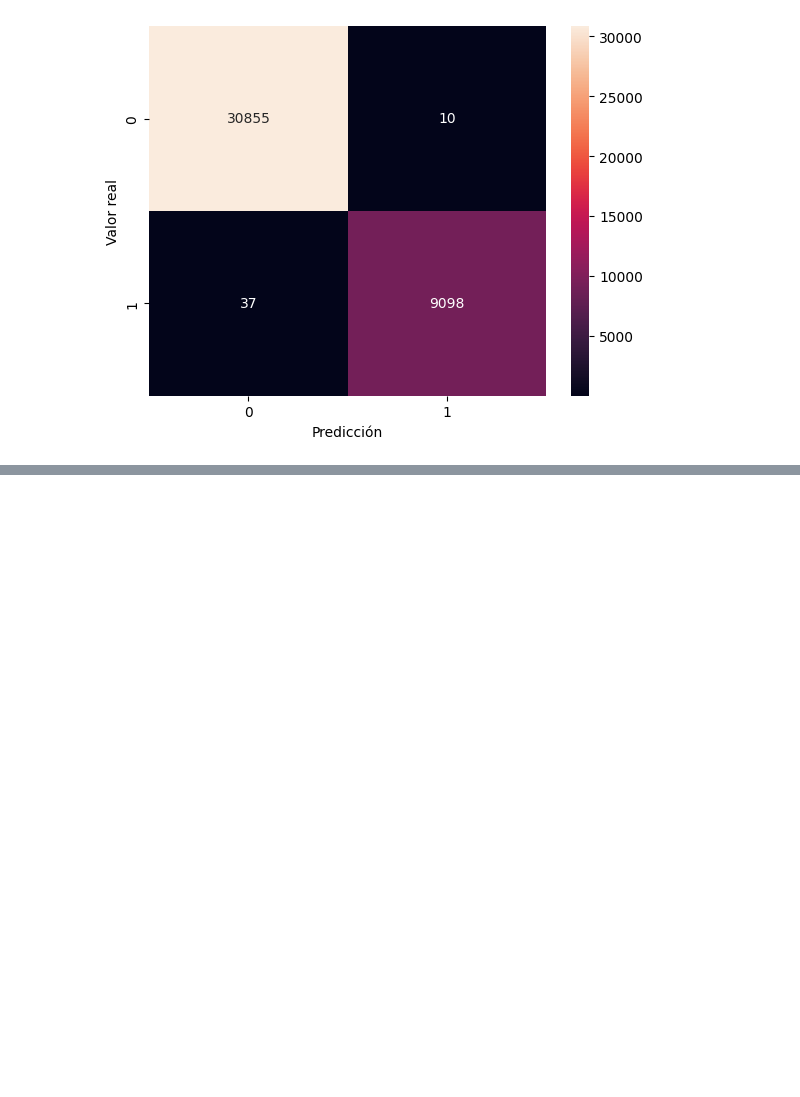
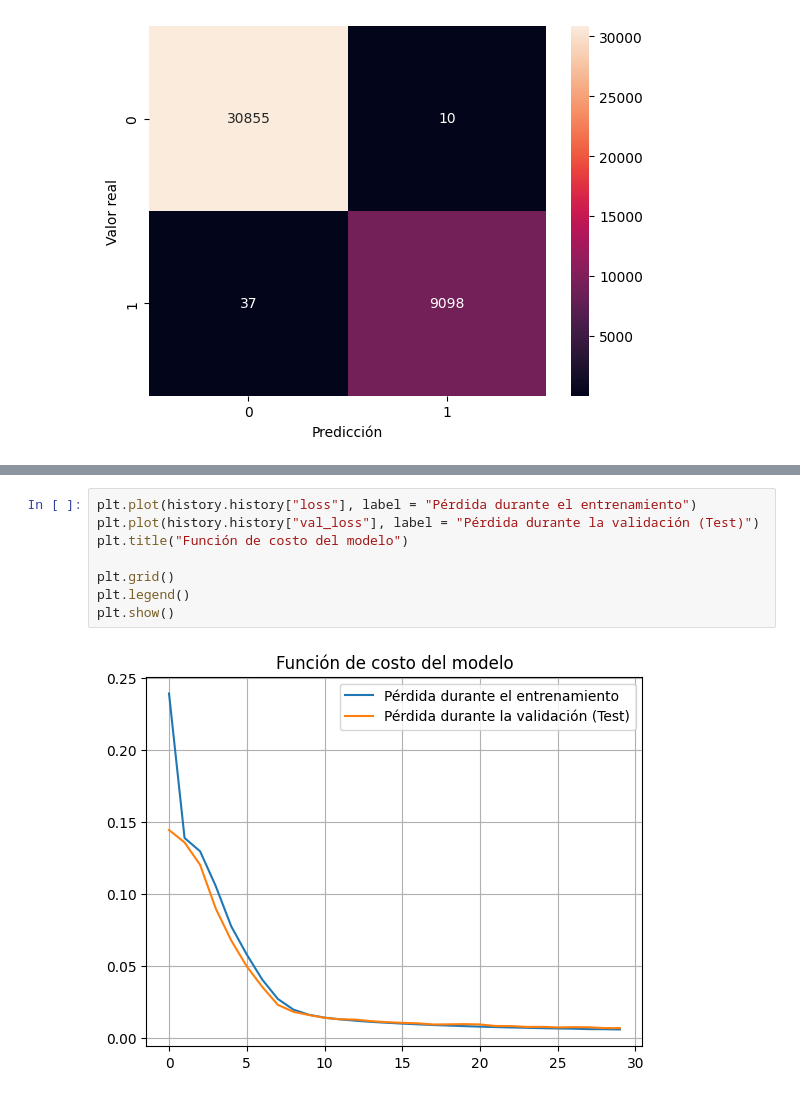
Before and after one commit to emmdaz/Global-House-Purchase-Decision-ANN, a Jupyter notebook: Global-House-Purchase-Decision-ANN-Final-Model.ipynb, the cells around one changed output, grey strips where cells are left out. Cells and saved outputs as stored; diff of their text form; blank space fills up the shorter version.

```diff
--- a/Global-House-Purchase-Decision-ANN-Final-Model.ipynb
+++ b/Global-House-Purchase-Decision-ANN-Final-Model.ipynb
@@ -283,0 +294,10 @@ plt.show()
+# %%
+plt.plot(history.history["loss"], label = "Pérdida durante el entrenamiento")
+plt.plot(history.history["val_loss"], label = "Pérdida durante la validación (Test)")
+plt.title("Función de costo del modelo")
+
+plt.grid()
+plt.legend()
+plt.show()
+# %% [output]
+[figure, added]
```
Also changed, not shown: parts of 1 cell of this notebook.
